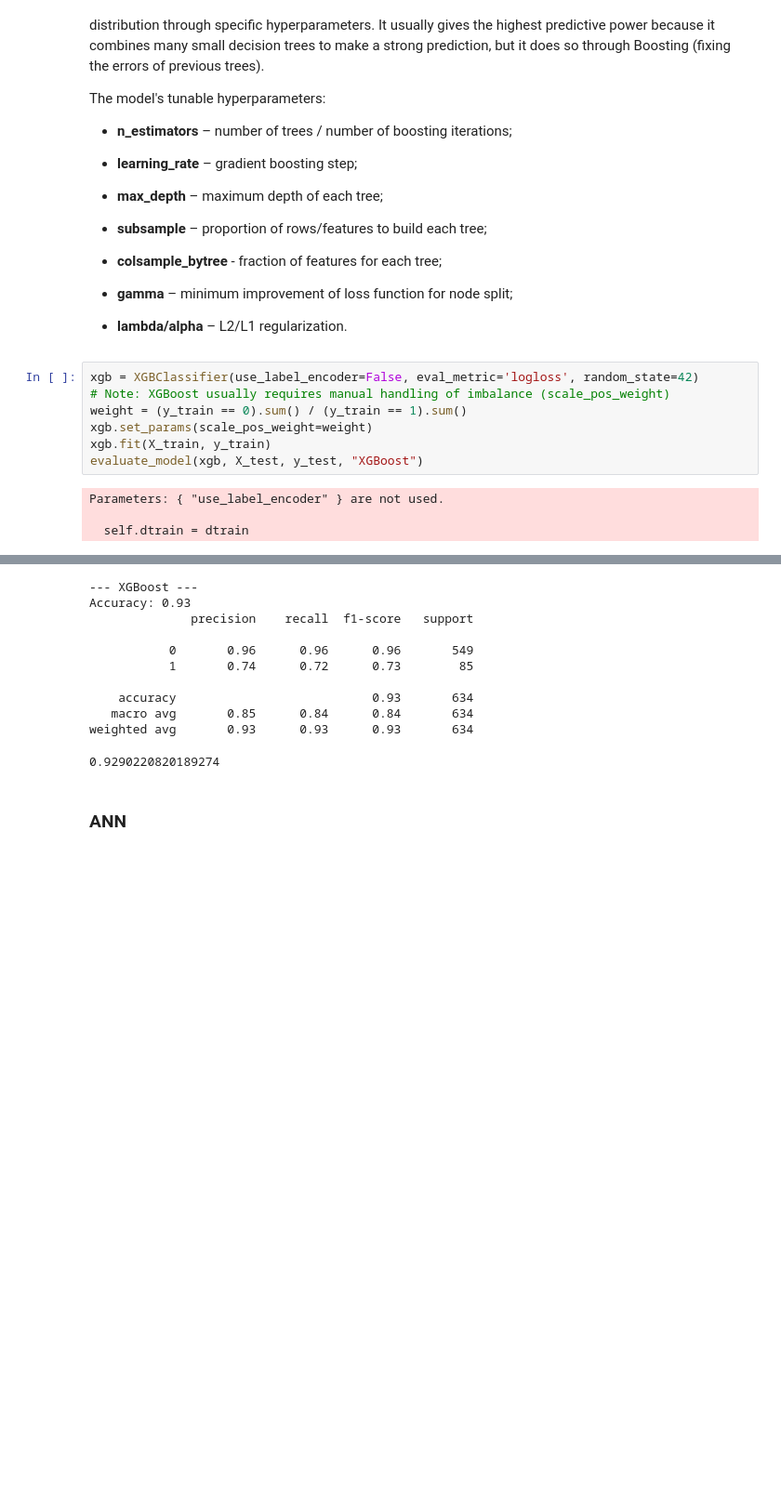
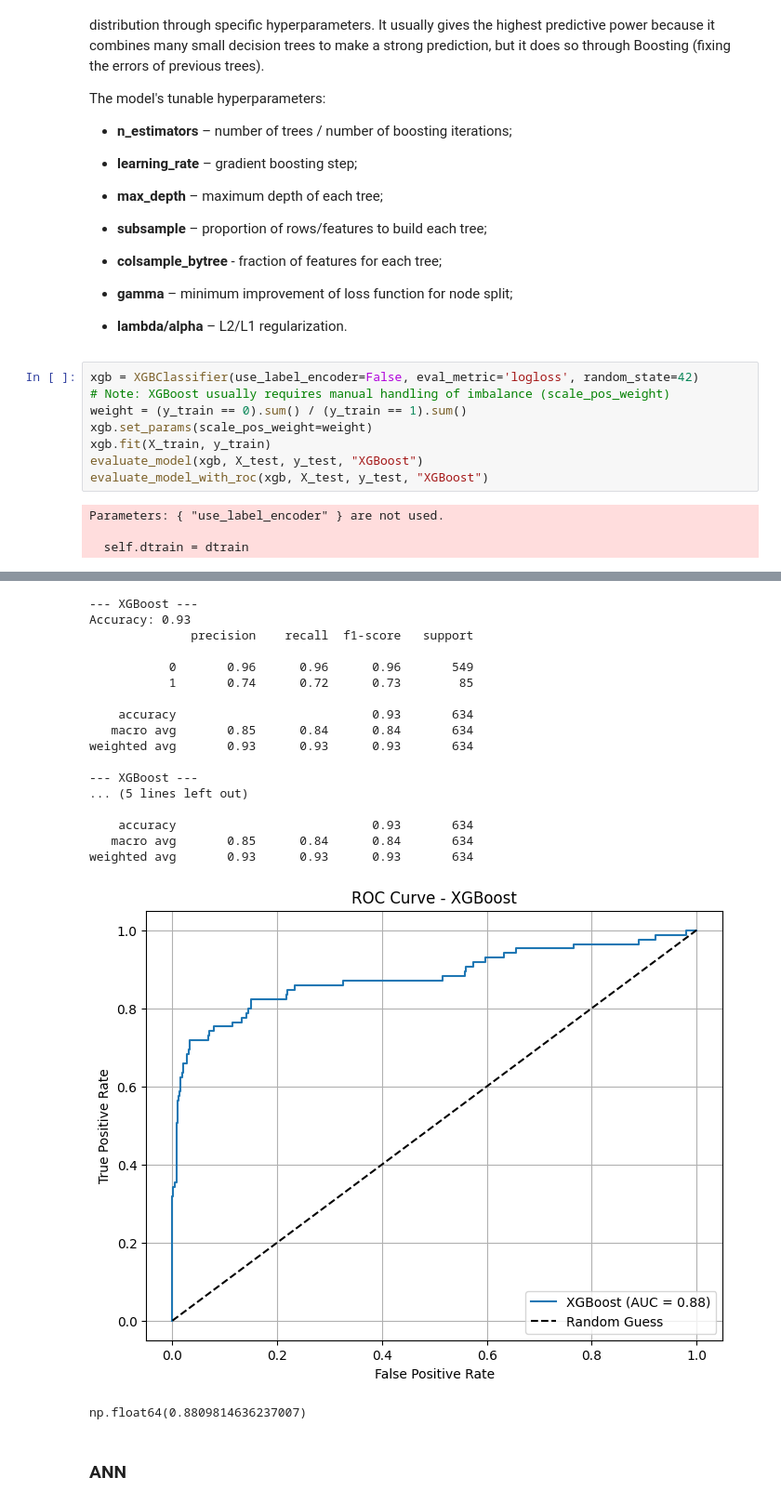
Before and after one commit to Francesca9933/ml-customer-churn-prediction, a Jupyter notebook: customer_churn_prediction.ipynb, the cells around one changed output, grey strips where cells are left out. Shown at 93% size. Drawn from its saved outputs; the diff is of its cells as text; blank space fills up the shorter version.

```diff
--- a/customer_churn_prediction.ipynb
+++ b/customer_churn_prediction.ipynb
@@ -901,26 +913,35 @@ The model's tunable hyperparameters:
 # %%
 xgb = XGBClassifier(use_label_encoder=False, eval_metric='logloss', random_state=42)
 # Note: XGBoost usually requires manual handling of imbalance (scale_pos_weight)
 weight = (y_train == 0).sum() / (y_train == 1).sum()
 xgb.set_params(scale_pos_weight=weight)
 xgb.fit(X_train, y_train)
 evaluate_model(xgb, X_test, y_test, "XGBoost")
+evaluate_model_with_roc(xgb, X_test, y_test, "XGBoost")
 # %% [output]
 Parameters: { "use_label_encoder" } are not used.
 
   self.dtrain = dtrain
 [figure]
 --- XGBoost ---
 Accuracy: 0.93
               precision    recall  f1-score   support
 
            0       0.96      0.96      0.96       549
            1       0.74      0.72      0.73        85
 
     accuracy                           0.93       634
    macro avg       0.85      0.84      0.84       634
 weighted avg       0.93      0.93      0.93       634
+
+--- XGBoost ---
+... (5 lines left out)
+
+    accuracy                           0.93       634
+   macro avg       0.85      0.84      0.84       634
+weighted avg       0.93      0.93      0.93       634
+[figure, added]
-0.9290220820189274
+np.float64(0.8809814636237007)
 # %% [markdown]
 ### ANN
 # %%
```
Also changed, not shown: parts of 2 cells of this notebook.
